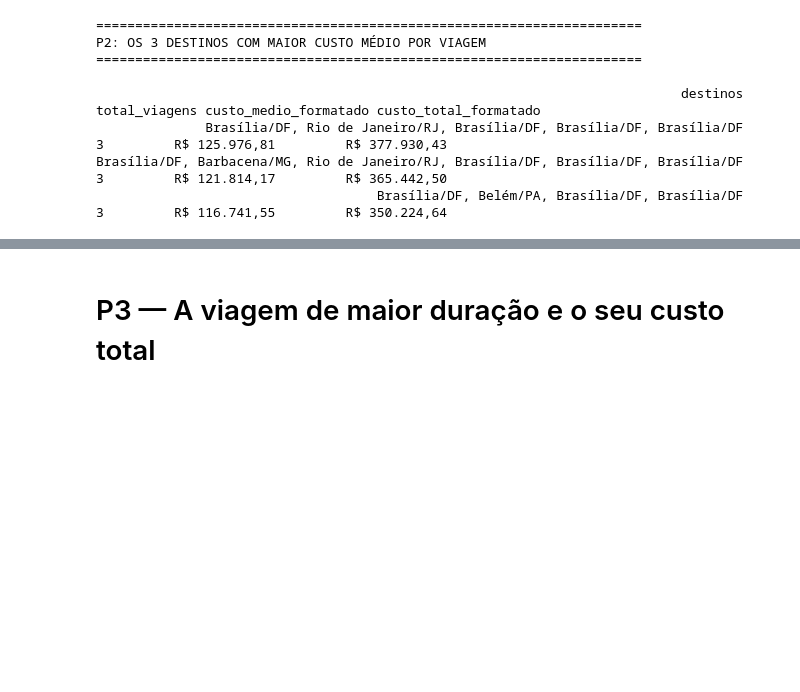
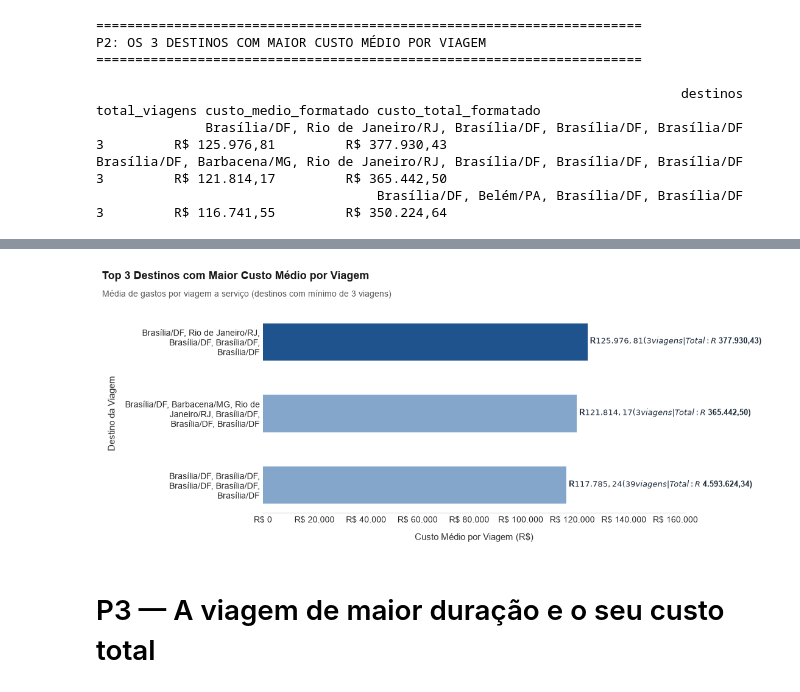
Before and after one commit to julcemarfelipe/Projeto-Avaliativo-Modulo1-Julcemar_Justino_Felipe, a Jupyter notebook: 3_analise.ipynb, the cells around one changed output, grey strips where cells are left out. Drawn from its saved outputs; the diff is of its cells as text; code cells hidden in the pictures; blank space fills up the shorter version.

```diff
--- a/3_analise.ipynb
+++ b/3_analise.ipynb
@@ -214,3 +265,101 @@ P2: OS 3 DESTINOS COM MAIOR CUSTO MÉDIO POR VIAGEM
               Brasília/DF, Rio de Janeiro/RJ, Brasília/DF, Brasília/DF, Brasília/DF              3         R$ 125.976,81         R$ 377.930,43
 Brasília/DF, Barbacena/MG, Rio de Janeiro/RJ, Brasília/DF, Brasília/DF, Brasília/DF              3         R$ 121.814,17         R$ 365.442,50
                                     Brasília/DF, Belém/PA, Brasília/DF, Brasília/DF              3         R$ 116.741,55         R$ 350.224,64
+# %%
+import textwrap
+import matplotlib.pyplot as plt
+import matplotlib.ticker as ticker
+
+print("=" * 70)
+print("P2: OS 3 DESTINOS COM MAIOR CUSTO MÉDIO POR VIAGEM")
+print("=" * 70 + "\n")
+
+# Consulta com filtro de representatividade (mínimo de viagens) para evitar distorções estatísticas
+sql_p2 = """
+SELECT
+    destinos,
+    COUNT(*) AS total_viagens,
+    ROUND(AVG(valor_total), 2) AS custo_medio,
+    ROUND(SUM(valor_total), 2) AS custo_total
+FROM silver_viagens
+WHERE destinos IS NOT NULL
+  AND TRIM(destinos) != ''
+  AND valor_total > 0
+GROUP BY destinos
+HAVING COUNT(*) >= 3  -- Considera destinos com volume mínimo para consistência da média
+ORDER BY custo_medio DESC
+LIMIT 3;
+"""
+
+df_p2 = consultar(sql_p2)
+
+if df_p2 is not None and not df_p2.empty:
+    # 1. Formatações para a tabela em texto
+    df_p2['custo_medio_formatado'] = df_p2['custo_medio'].apply(reais)
+    df_p2['custo_total_formatado'] = df_p2['custo_total'].apply(reais)
+
+    print(df_p2[['destinos', 'total_viagens', 'custo_medio_formatado', 'custo_total_formatado']].to_string(index=False))
+    print(f"\n🏆 Destino com maior custo médio: {df_p2.iloc[0]['destinos']} "
+          f"({df_p2.iloc[0]['custo_medio_formatado']} por viagem em {df_p2.iloc[0]['total_viagens']} viagens).\n")
+
+    # 2. Ordenação ascendente para o 1º lugar ficar no topo do gráfico
+    df_plot = df_p2.sort_values(by='custo_medio', ascending=True).reset_index(drop=True)
+
+    # 3. Tratamento de rótulos longos com quebra de linha elegante (textwrap)
+    df_plot['destinos_formatados'] = df_plot['destinos'].apply(
+        lambda texto: '\n'.join(textwrap.wrap(str(texto), width=35))
+    )
+
+    # 4. Construção visual do gráfico
+    fig, ax = plt.subplots(figsize=(11, 4.8))
+
+    # Cores com ênfase no líder
+    cores = ['#1f538d' if i == len(df_plot) - 1 else '#85a6cb' for i in range(len(df_plot))]
+    barras = ax.barh(df_plot['destinos_formatados'], df_plot['custo_medio'],
+                     color=cores, height=0.52, zorder=3)
+
+    # Título e subtítulo
+    fig.text(0.08, 0.95, 'Top 3 Destinos com Maior Custo Médio por Viagem',
+             fontsize=13, fontweight='bold', color='#1a1a1a')
+    fig.text(0.08, 0.89, 'Média de gastos por viagem a serviço (destinos com mínimo de 3 viagens)',
+             fontsize=10, color='#555555')
+
+    # Rótulos dos eixos estruturais
+    ax.set_xlabel('Custo Médio por Viagem (R$)', fontsize=11, fontweight='500', labelpad=10, color='#333333')
+    ax.set_ylabel('Destino da Viagem', fontsize=11, fontweight='500', labelpad=10, color='#333333')
+
+    # Sem linhas de grade
+    ax.grid(False)
+
+    # Formatação do eixo horizontal em moeda (R$)
+    ax.xaxis.set_major_formatter(ticker.FuncFormatter(
+        lambda x, p: f'R$ {x:,.0f}'.replace(',', '_').replace('.', ',').replace('_', '.')
+    ))
+
+    # Limite dinâmico para não cortar anotações
+    limite_max = df_plot['custo_medio'].max() * 1.30
+    ax.set_xlim(0, limite_max)
+
+    # Inserção de anotações diretas em cada barra (Custo Médio + Qtd Viagens + Total Acumulado)
+    for barra, viagens, c_total in zip(barras, df_plot['total_viagens'], df_plot['custo_total']):
+        largura = barra.get_width()
+        texto = f" R$ {largura:,.2f}  ({viagens} viagens | Total: R$ {c_total:,.2f})".replace(',', '_').replace('.', ',').replace('_', '.')
+
+        ax.text(largura,
+                barra.get_y() + barra.get_height() / 2,
+                texto,
+                ha='left',
+                va='center',
+                fontsize=9.5,
+                fontweight='bold',
+                color='#1a2a3a')
+
+    # Remoção das molduras superior, direita e esquerda
+    for spine in ['top', 'right', 'left']:
+        ax.spines[spine].set_visible(False)
+    ax.spines['bottom'].set_color('#cccccc')
+
+    # Margem lateral adaptada para caber as cidades do eixo Y
+    plt.subplots_adjust(top=0.83, left=0.32, right=0.95, bottom=0.15)
+    plt.show()
+# %% [output]
@@ -217,3 +376,4 @@ Brasília/DF, Barbacena/MG, Rio de Janeiro/RJ, Brasília/DF, Brasília/DF, Bras
+[figure, added]
 # %% [markdown]
 # P3 — A viagem de maior duração e o seu custo total
 # %%
```
Also changed, not shown: parts of 6 cells of this notebook.
